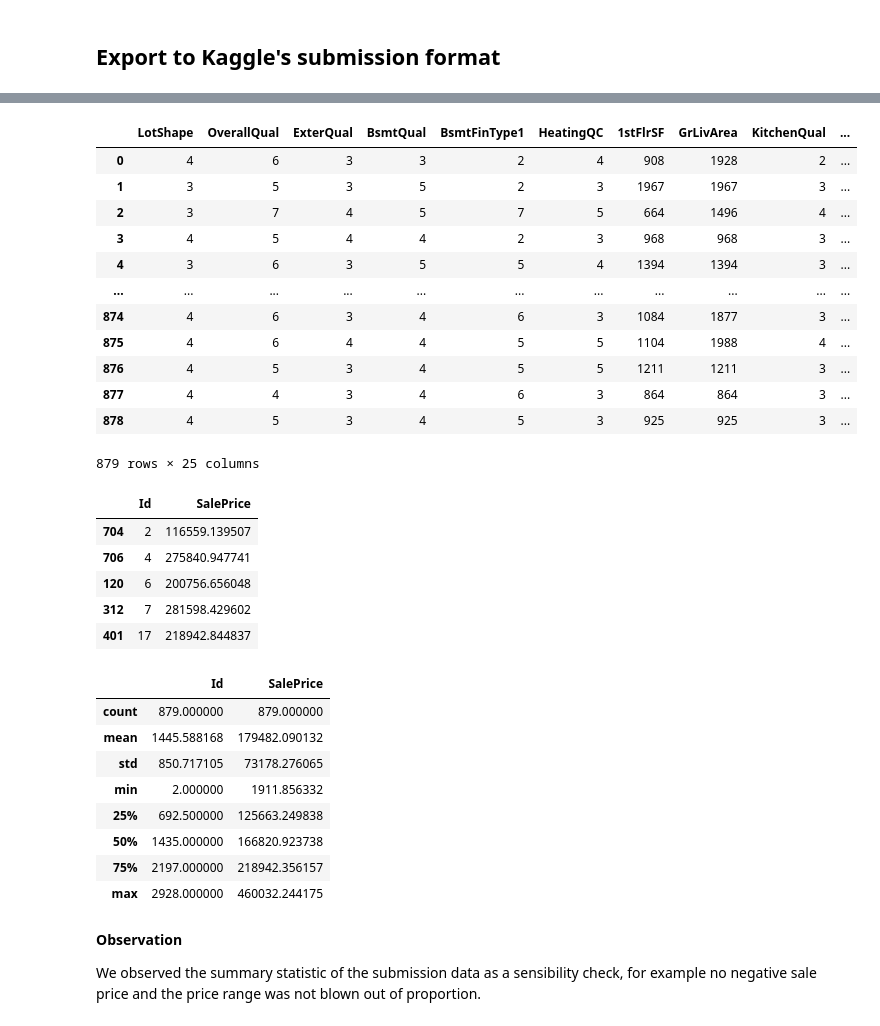
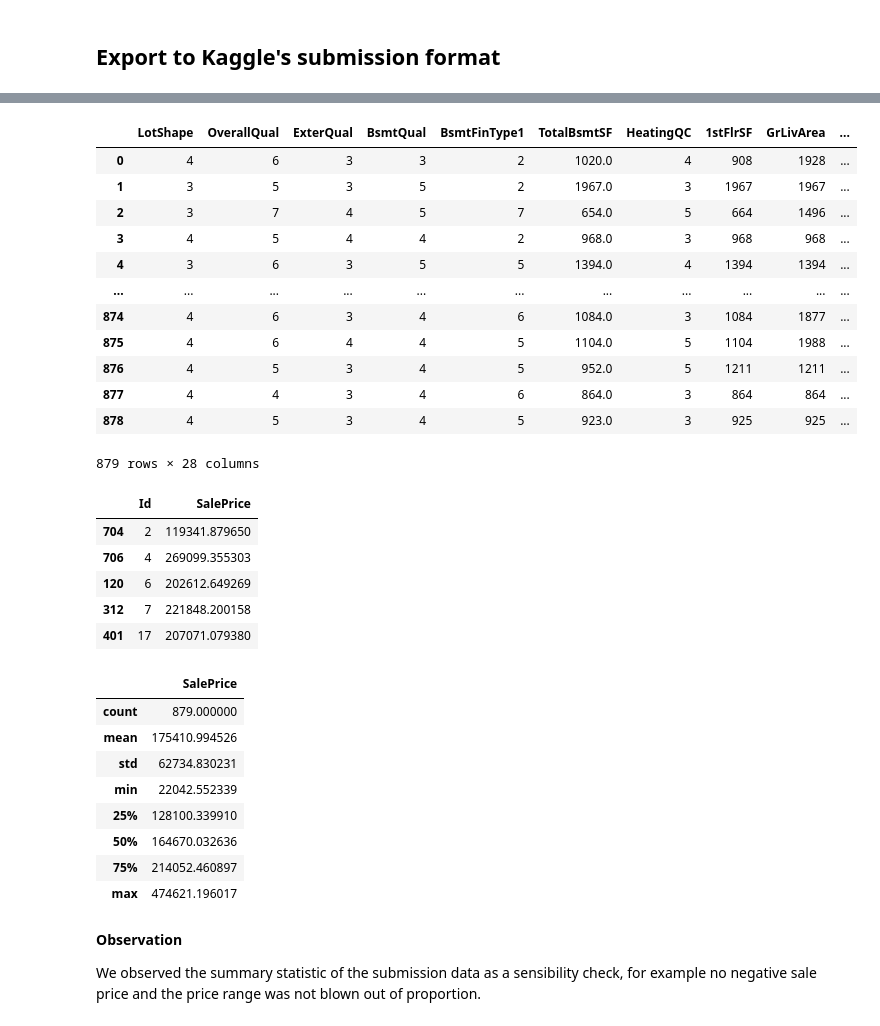
Before and after one commit to GitJeffreySim/dsiprojects, a Jupyter notebook: project_2/code/04_Production_Run_Kaggle_Submission.ipynb, the cells around one changed output, grey strips where cells are left out. Cells and saved outputs as stored; diff of their text form; code cells hidden in the pictures.

```diff
--- a/project_2/code/04_Production_Run_Kaggle_Submission.ipynb
+++ b/project_2/code/04_Production_Run_Kaggle_Submission.ipynb
@@ -449,7 +449,6 @@ From the production modelling step, we concluded that none of the two engineered
 # %%
-# not necessary anymore
 # create new fe_Age column, assign values and drop original
-# kaggle_testset_df["fe_Age"] = 2020 - kaggle_testset_df["YearBuilt"]
-# kaggle_testset_df.drop("YearBuilt", axis=1, inplace=True)
-# check and confirm
-# kaggle_testset_df[["fe_Age"]].head()
+kaggle_testset_df["fe_Age"] = 2020 - kaggle_testset_df["YearBuilt"]
+kaggle_testset_df.drop("YearBuilt", axis=1, inplace=True)
+#check and confirm
+kaggle_testset_df[["fe_Age"]].head()
@@ -528,7 +534,7 @@ y = prod_df["SalePrice"]
 
 # Instantiate
 ss = StandardScaler()
-prod_model = Lasso(alpha = 413.95204779853304) # optimal alpha
+prod_model = Lasso(alpha = 248.003082217939) # optimal alpha
 
 # Applies StandardScaler normalization to whole training set
 X_scaled = ss.fit_transform(X)
@@ -597,19 +603,19 @@ testdata
 testdata['Id'] = kaggle_testset_df['Id']
 testdata
 # %% [output]
-|  | LotShape | OverallQual | ExterQual | BsmtQual | BsmtFinType1 | HeatingQC | 1stFlrSF | GrLivArea | KitchenQual | ... |
-| 0 | 4 | 6 | 3 | 3 | 2 | 4 | 908 | 1928 | 2 | ... |
-| 1 | 3 | 5 | 3 | 5 | 2 | 3 | 1967 | 1967 | 3 | ... |
-| 2 | 3 | 7 | 4 | 5 | 7 | 5 | 664 | 1496 | 4 | ... |
-| 3 | 4 | 5 | 4 | 4 | 2 | 3 | 968 | 968 | 3 | ... |
-| 4 | 3 | 6 | 3 | 5 | 5 | 4 | 1394 | 1394 | 3 | ... |
+|  | LotShape | OverallQual | ExterQual | BsmtQual | BsmtFinType1 | TotalBsmtSF | HeatingQC | 1stFlrSF | GrLivArea | ... |
+| 0 | 4 | 6 | 3 | 3 | 2 | 1020.0 | 4 | 908 | 1928 | ... |
+| 1 | 3 | 5 | 3 | 5 | 2 | 1967.0 | 3 | 1967 | 1967 | ... |
+| 2 | 3 | 7 | 4 | 5 | 7 | 654.0 | 5 | 664 | 1496 | ... |
+| 3 | 4 | 5 | 4 | 4 | 2 | 968.0 | 3 | 968 | 968 | ... |
+| 4 | 3 | 6 | 3 | 5 | 5 | 1394.0 | 4 | 1394 | 1394 | ... |
 | ... | ... | ... | ... | ... | ... | ... | ... | ... | ... | ... |
-| 874 | 4 | 6 | 3 | 4 | 6 | 3 | 1084 | 1877 | 3 | ... |
-| 875 | 4 | 6 | 4 | 4 | 5 | 5 | 1104 | 1988 | 4 | ... |
-| 876 | 4 | 5 | 3 | 4 | 5 | 5 | 1211 | 1211 | 3 | ... |
-| 877 | 4 | 4 | 3 | 4 | 6 | 3 | 864 | 864 | 3 | ... |
-| 878 | 4 | 5 | 3 | 4 | 5 | 3 | 925 | 925 | 3 | ... |
+| 874 | 4 | 6 | 3 | 4 | 6 | 1084.0 | 3 | 1084 | 1877 | ... |
+| 875 | 4 | 6 | 4 | 4 | 5 | 1104.0 | 5 | 1104 | 1988 | ... |
+| 876 | 4 | 5 | 3 | 4 | 5 | 952.0 | 5 | 1211 | 1211 | ... |
+| 877 | 4 | 4 | 3 | 4 | 6 | 864.0 | 3 | 864 | 864 | ... |
+| 878 | 4 | 5 | 3 | 4 | 5 | 923.0 | 3 | 925 | 925 | ... |
-879 rows × 25 columns
+879 rows × 28 columns
 # %%
 submission = testdata[['Id','SalePrice']].sort_values("Id", ascending=True)
 submission.to_csv('../datasets/kaggle_submission.csv',index=False)
@@ -618,23 +624,23 @@ submission.to_csv('../datasets/kaggle_submission.csv',index=False)
 submission.head()
 # %% [output]
 |  | Id | SalePrice |
-| 704 | 2 | 116559.139507 |
-| 706 | 4 | 275840.947741 |
-| 120 | 6 | 200756.656048 |
-| 312 | 7 | 281598.429602 |
-| 401 | 17 | 218942.844837 |
+| 704 | 2 | 119341.879650 |
+| 706 | 4 | 269099.355303 |
+| 120 | 6 | 202612.649269 |
+| 312 | 7 | 221848.200158 |
+| 401 | 17 | 207071.079380 |
 # %%
-submission.describe()
+submission[["SalePrice"]].describe()
 # %% [output]
-|  | Id | SalePrice |
-| count | 879.000000 | 879.000000 |
-| mean | 1445.588168 | 179482.090132 |
-| std | 850.717105 | 73178.276065 |
-| min | 2.000000 | 1911.856332 |
-| 25% | 692.500000 | 125663.249838 |
-| 50% | 1435.000000 | 166820.923738 |
-| 75% | 2197.000000 | 218942.356157 |
-| max | 2928.000000 | 460032.244175 |
+|  | SalePrice |
+| count | 879.000000 |
+| mean | 175410.994526 |
+| std | 62734.830231 |
+| min | 22042.552339 |
+| 25% | 128100.339910 |
+| 50% | 164670.032636 |
+| 75% | 214052.460897 |
+| max | 474621.196017 |
 # %% [markdown]
 **Observation**
 
```
Also changed, not shown: parts of 12 cells of this notebook, 49 other files.
